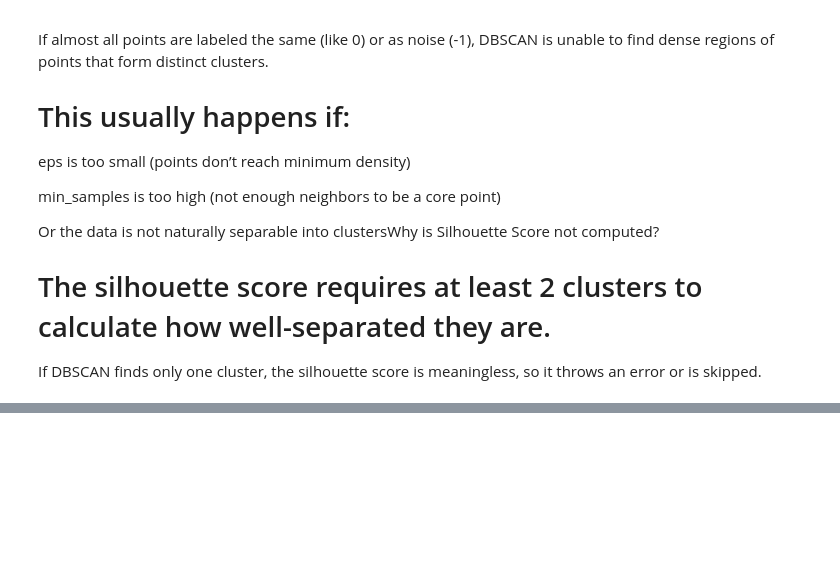
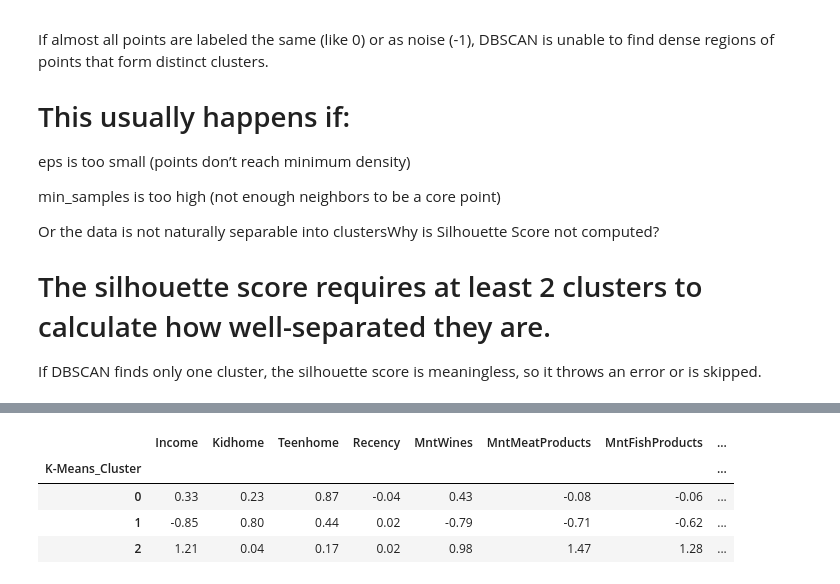
Before and after one commit to hoshangsheth/customer-segmentation-kmeans, a Jupyter notebook: notebooks/model.ipynb, the cells around one changed output, grey strips where cells are left out. Saved outputs shown, nothing was run; the diff lists cells and outputs as text; code cells hidden in the pictures; blank space fills up the shorter version.

```diff
--- a/notebooks/model.ipynb
+++ b/notebooks/model.ipynb
@@ -311,0 +453,9 @@ Silhouette score cannot be calculated, only one cluster found.
+# %%
+# Identifying K-means clusters within the data:
+df.groupby('K-Means_Cluster').mean().round(2)
+# %% [output]
+|  | Income | Kidhome | Teenhome | Recency | MntWines | MntMeatProducts | MntFishProducts | ... |
+| K-Means_Cluster |  |  |  |  |  |  |  | ... |
+| 0 | 0.33 | 0.23 | 0.87 | -0.04 | 0.43 | -0.08 | -0.06 | ... |
+| 1 | -0.85 | 0.80 | 0.44 | 0.02 | -0.79 | -0.71 | -0.62 | ... |
+| 2 | 1.21 | 0.04 | 0.17 | 0.02 | 0.98 | 1.47 | 1.28 | ... |
```
Also changed, not shown: parts of 11 cells of this notebook.
